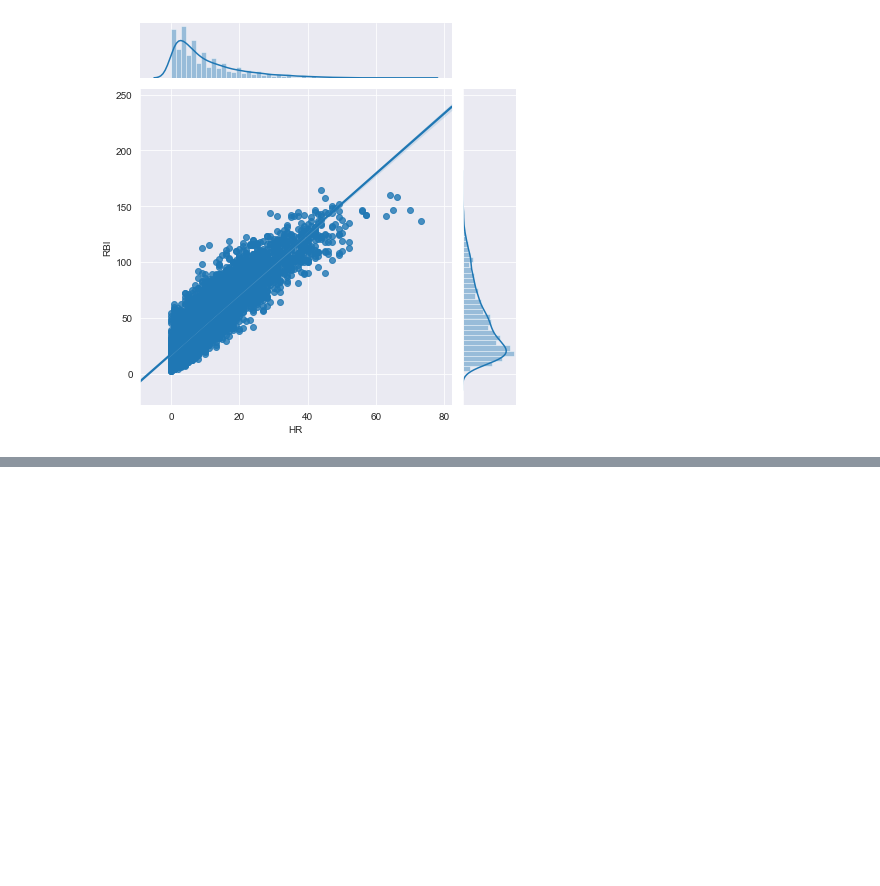
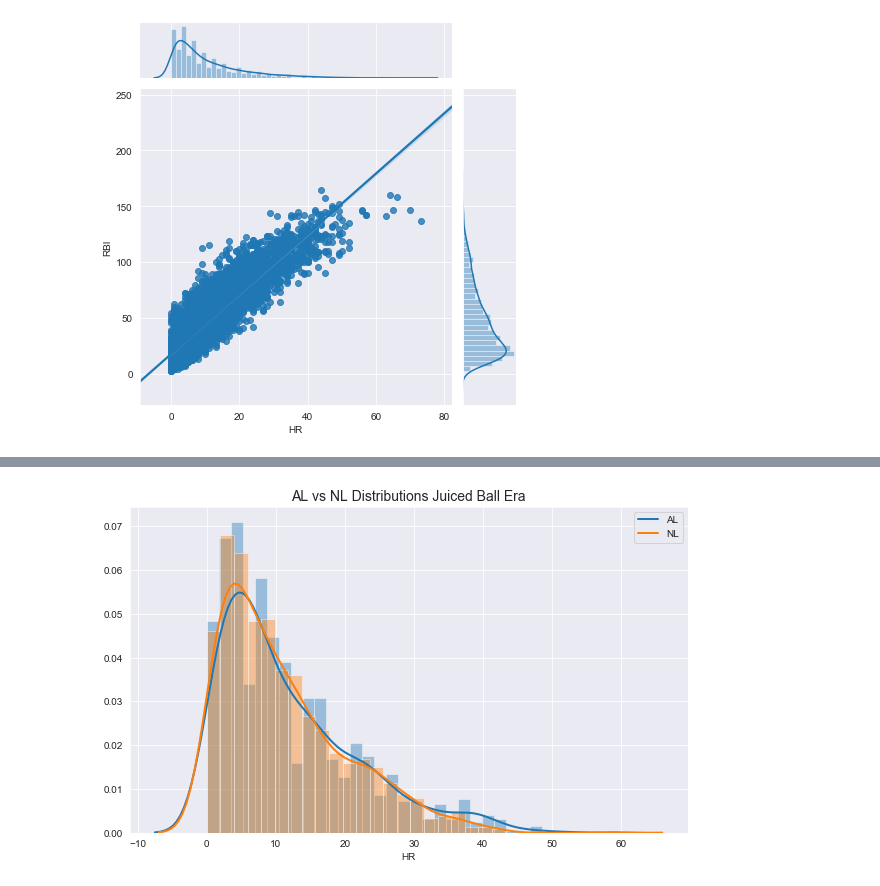
Before and after one commit to cjriggio/juiced, a Jupyter notebook: juiced-EDA.ipynb, the cells around one changed output, grey strips where cells are left out. Saved outputs shown, nothing was run; the diff lists cells and outputs as text; code cells hidden in the pictures; blank space fills up the shorter version.

```diff
--- a/juiced-EDA.ipynb
+++ b/juiced-EDA.ipynb
@@ -226,0 +273,7 @@ steroidsAB.to_csv("ster")
+# %%
+plt.figure(figsize=(10,6))
+sns.distplot(ALJuice['HR'], bins=30,kde_kws={"lw": 2, "label": "AL"})
+sns.distplot(NLJuice['HR'], bins=30,kde_kws={"lw": 2, "label": "NL"})
+plt.title('AL vs NL Distributions Juiced Ball Era', fontsize=14);
+# %% [output]
+[figure, added]
```
Also changed, not shown: parts of 9 cells of this notebook, 5 other files.
